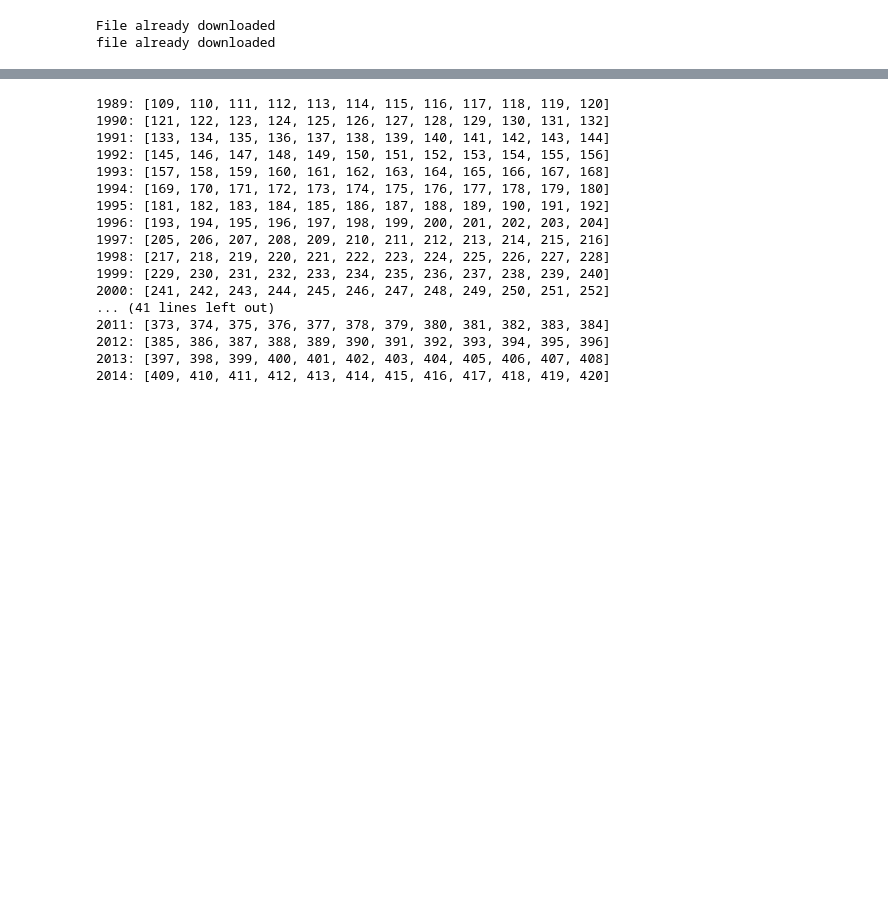
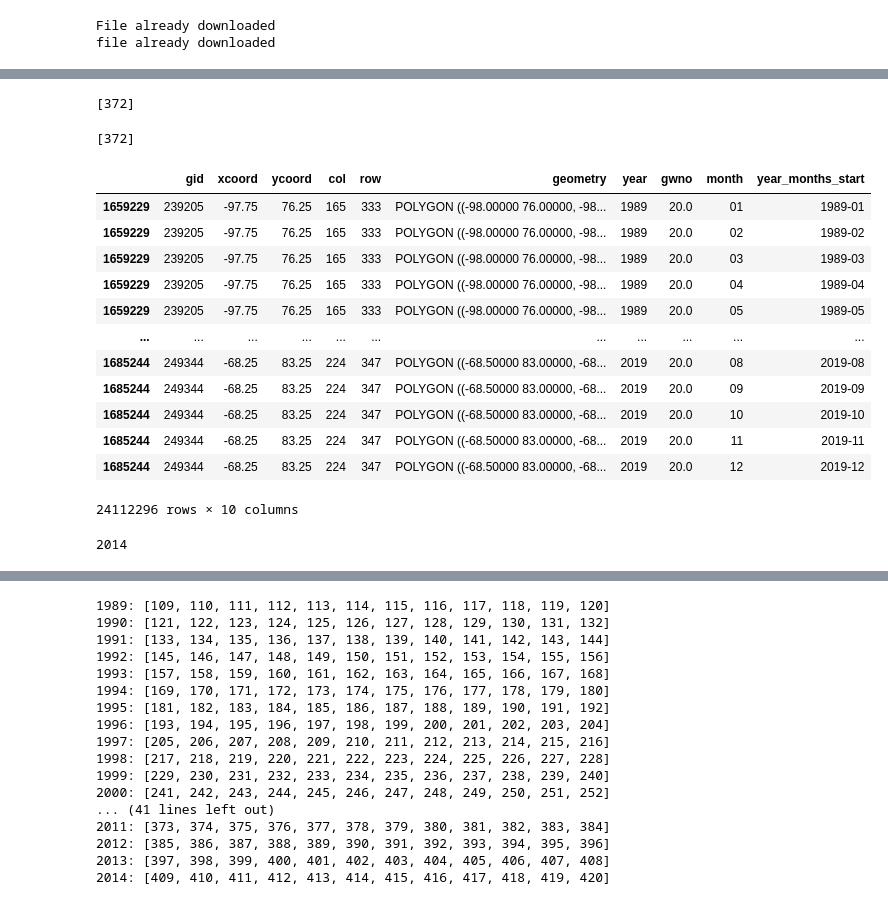
Before and after one commit to Polichinel/Detectron2, a Jupyter notebook: misc/combine_UCDP_PRIO.ipynb, the cells around one changed output, grey strips where cells are left out. Drawn from its saved outputs; the diff is of its cells as text; code cells hidden in the pictures; blank space fills up the shorter version.

```diff
--- a/misc/combine_UCDP_PRIO.ipynb
+++ b/misc/combine_UCDP_PRIO.ipynb
@@ -161,0 +281,5 @@ file already downloaded
+# %%
+month = [str(i).zfill(2) for i in np.arange(1,13,1)]
+world_grid_all_years.loc[:,'month'] = world_grid_all_years.apply(lambda _: month, axis=1)
+expl_df = world_grid_all_years.sort_values('year').explode('month').copy()
+expl_df['year_months_start'] =  expl_df['year'].astype(str) + '-' +  expl_df['month'].astype(str)
@@ -161,0 +302,30 @@ file already downloaded
+# %%
+expl_df = world_grid_all_years.sort_values('year').explode('month').copy()
+print(expl_df.groupby('gid').count()['month'].unique()) # checks out
+# %% [output]
+[372]
+# %%
+expl_df['year_months_start'] =  expl_df['year'].astype(str) + '-' +  expl_df['month'].astype(str)
+print(expl_df.groupby('gid').count()['year_months_start'].unique()) # checks out
+# %% [output]
+[372]
+# %%
+expl_df
+# %% [output]
+|  | gid | xcoord | ycoord | col | row | geometry | year | gwno | month | year_months_start |
+| 1659229 | 239205 | -97.75 | 76.25 | 165 | 333 | POLYGON ((-98.00000 76.00000, -98... | 1989 | 20.0 | 01 | 1989-01 |
+| 1659229 | 239205 | -97.75 | 76.25 | 165 | 333 | POLYGON ((-98.00000 76.00000, -98... | 1989 | 20.0 | 02 | 1989-02 |
+| 1659229 | 239205 | -97.75 | 76.25 | 165 | 333 | POLYGON ((-98.00000 76.00000, -98... | 1989 | 20.0 | 03 | 1989-03 |
+| 1659229 | 239205 | -97.75 | 76.25 | 165 | 333 | POLYGON ((-98.00000 76.00000, -98... | 1989 | 20.0 | 04 | 1989-04 |
+| 1659229 | 239205 | -97.75 | 76.25 | 165 | 333 | POLYGON ((-98.00000 76.00000, -98... | 1989 | 20.0 | 05 | 1989-05 |
+| ... | ... | ... | ... | ... | ... | ... | ... | ... | ... | ... |
+| 1685244 | 249344 | -68.25 | 83.25 | 224 | 347 | POLYGON ((-68.50000 83.00000, -68... | 2019 | 20.0 | 08 | 2019-08 |
+| 1685244 | 249344 | -68.25 | 83.25 | 224 | 347 | POLYGON ((-68.50000 83.00000, -68... | 2019 | 20.0 | 09 | 2019-09 |
+| 1685244 | 249344 | -68.25 | 83.25 | 224 | 347 | POLYGON ((-68.50000 83.00000, -68... | 2019 | 20.0 | 10 | 2019-10 |
+| 1685244 | 249344 | -68.25 | 83.25 | 224 | 347 | POLYGON ((-68.50000 83.00000, -68... | 2019 | 20.0 | 11 | 2019-11 |
+| 1685244 | 249344 | -68.25 | 83.25 | 224 | 347 | POLYGON ((-68.50000 83.00000, -68... | 2019 | 20.0 | 12 | 2019-12 |
+24112296 rows × 10 columns
+# %%
+world_grid['year'].unique().max()
+# %% [output]
+2014
```
Also changed, not shown: parts of 19 cells of this notebook.
